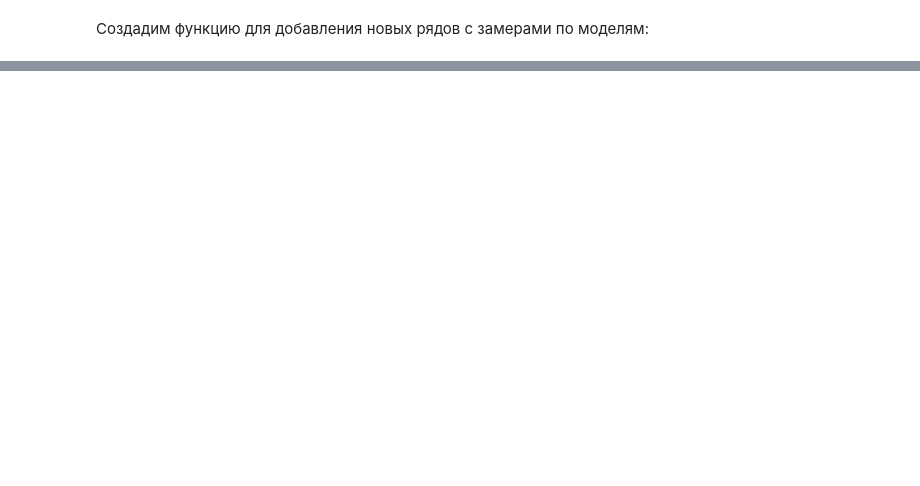
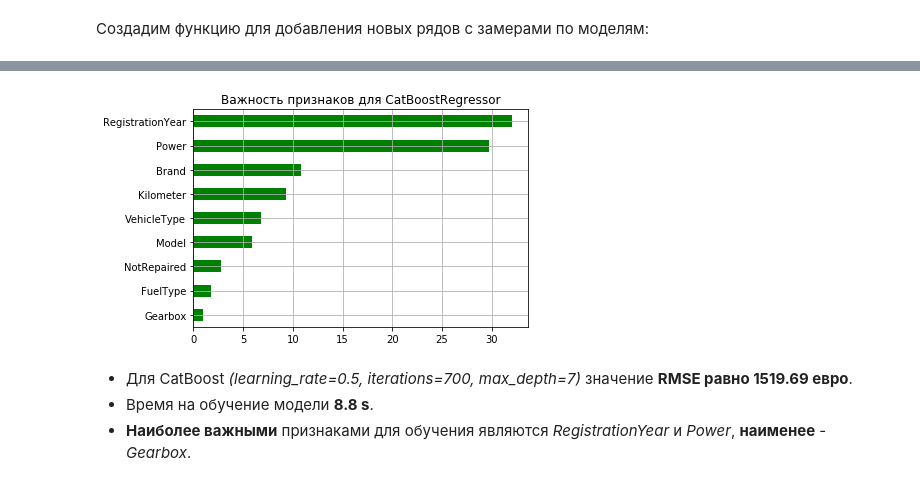
Before and after one commit to marnemir/portfolio_projects, a Jupyter notebook: 10_car_price_valuation/10_car_price_valuation.ipynb, the cells around one changed output, grey strips where cells are left out. Cells and saved outputs as stored; diff of their text form; code cells hidden in the pictures; blank space fills up the shorter version.

```diff
--- a/10_car_price_estimate/10_car_price_valuation.ipynb
+++ b/10_car_price_valuation/10_car_price_valuation.ipynb
@@ -2068,0 +1229,13 @@ total_info
+# %%
+%%time
+# подбор гиперпараметров
+cb_cv = RandomizedSearchCV(estimator=CatBoostRegressor(random_state=SEED, silent=True),
+                           param_distributions={'learning_rate':[0.01, 0.1, 0.5, 0.7],
+                                                'iterations':np.arange(100, 701, 200),
+                                                'max_depth':np.arange(6, 10)},
+                           cv=3, scoring='neg_mean_squared_error', random_state=SEED)
+cb_cv.fit(X_train, y_train)
+cb_cv_params = cb_cv.best_params_
+cb_cv_score = np.sqrt(np.abs(cb_cv.best_score_))
+print("Лучшая комбинация: {}".format(cb_cv_params))
+print("Лучшее значение RMSE: {}".format(cb_cv_score))
@@ -2068,0 +1250,11 @@ total_info
+# %%
+%%time
+# проверка на тестовой выборке
+cb = CatBoostRegressor(random_state=SEED, silent=True, learning_rate=cb_cv_params['learning_rate'],
+                       iterations=cb_cv_params['iterations'], max_depth=cb_cv_params['max_depth'])
+cb.fit(X_train, y_train)
+cb_pred = cb.predict(X_test)
+cb_rmse = np.sqrt(mean_squared_error(y_test, cb_pred))
+
+print(f'Значение RMSE (learning_rate={cb_cv_params["learning_rate"]}, '
+      f'iterations={cb_cv_params["iterations"]}, max_depth={cb_cv_params["max_depth"]}): {cb_rmse}')
@@ -2068,0 +1264,11 @@ total_info
+# %%
+# построение графика с наиболее важными признаками
+importances_cb = pd.Series(cb.feature_importances_, index=X_train.columns).sort_values()
+importances_cb.plot(kind='barh', color='green')
+plt.title('Важность признаков для CatBoostRegressor'); plt.grid(); plt.show()
+# %% [output]
+[figure, added]
+# %% [markdown]
+- Для CatBoost *(learning_rate=0.5, iterations=700, max_depth=7)* значение **RMSE равно 1519.69 евро**.
+- Время на обучение модели **8.8 s**.
+- **Наиболее важными** признаками для обучения являются *RegistrationYear* и *Power*, **наименее** - *Gearbox*.
```
Also changed, not shown: parts of 126 cells of this notebook, 11 other files.
